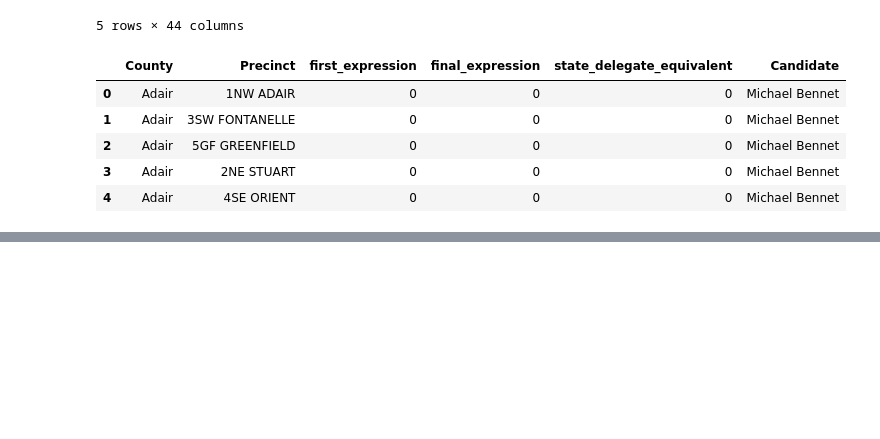
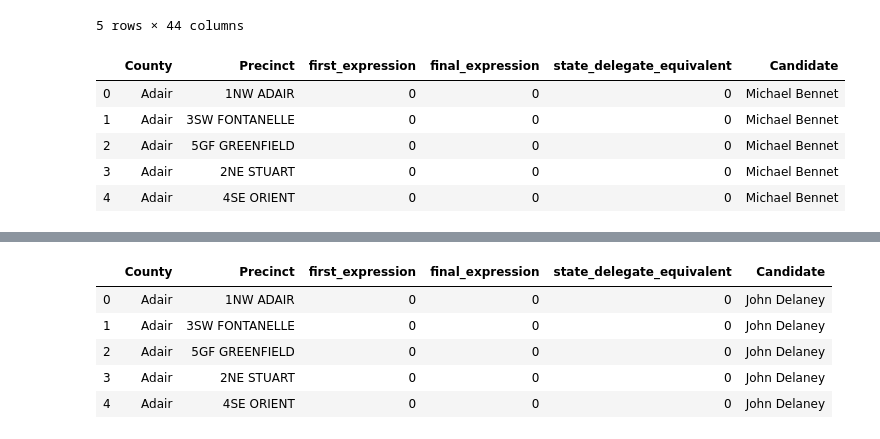
Before and after one commit to kayrahbear/iowa_caucus_scrape, a Jupyter notebook: iowa_caucus_data_transformation.ipynb, the cells around one changed output, grey strips where cells are left out. Drawn from its saved outputs; the diff is of its cells as text; code cells hidden in the pictures; blank space fills up the shorter version.

```diff
--- a/iowa_caucus_data_transformation.ipynb
+++ b/iowa_caucus_data_transformation.ipynb
@@ -63,0 +70,13 @@ See the caveats in the documentation: http://pandas.pydata.org/pandas-docs/stabl
+# %%
+delaney_df = scraped_data_df.iloc[:,[0,1,14,15,16]]
+delaney_df["Candidate"] = ['John Delaney' for i in range(1765)]
+delaney_df = delaney_df.rename(columns={"Delaney_First_Expression": "first_expression", "Delaney_Final_Expression": "final_expression", "Delaney_SDE": "state_delegate_equivalent"})
+
+delaney_df.head()
+# %% [output]
+|  | County | Precinct | first_expression | final_expression | state_delegate_equivalent | Candidate |
+| 0 | Adair | 1NW ADAIR | 0 | 0 | 0 | John Delaney |
+| 1 | Adair | 3SW FONTANELLE | 0 | 0 | 0 | John Delaney |
+| 2 | Adair | 5GF GREENFIELD | 0 | 0 | 0 | John Delaney |
+| 3 | Adair | 2NE STUART | 0 | 0 | 0 | John Delaney |
+| 4 | Adair | 4SE ORIENT | 0 | 0 | 0 | John Delaney |
```
Also changed, not shown: parts of 16 cells of this notebook.
